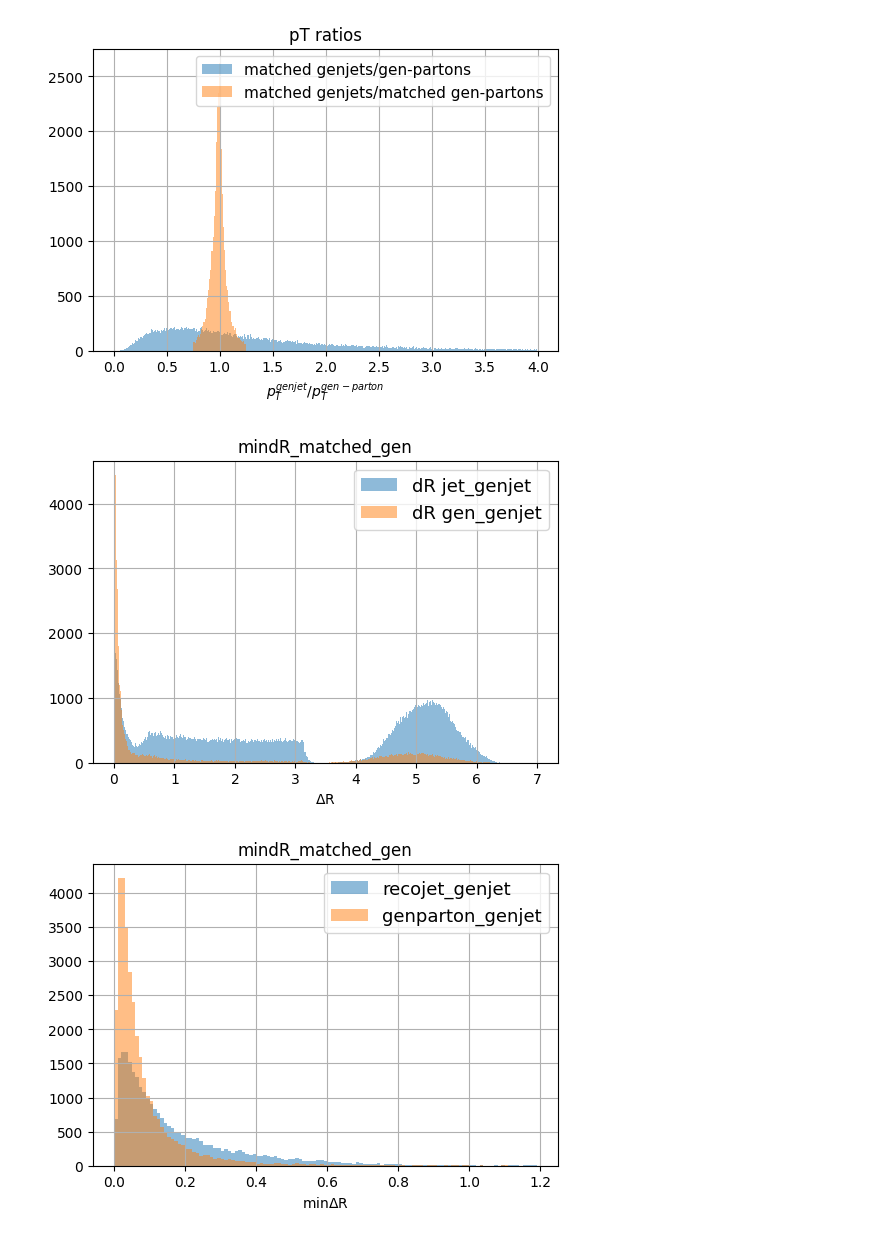
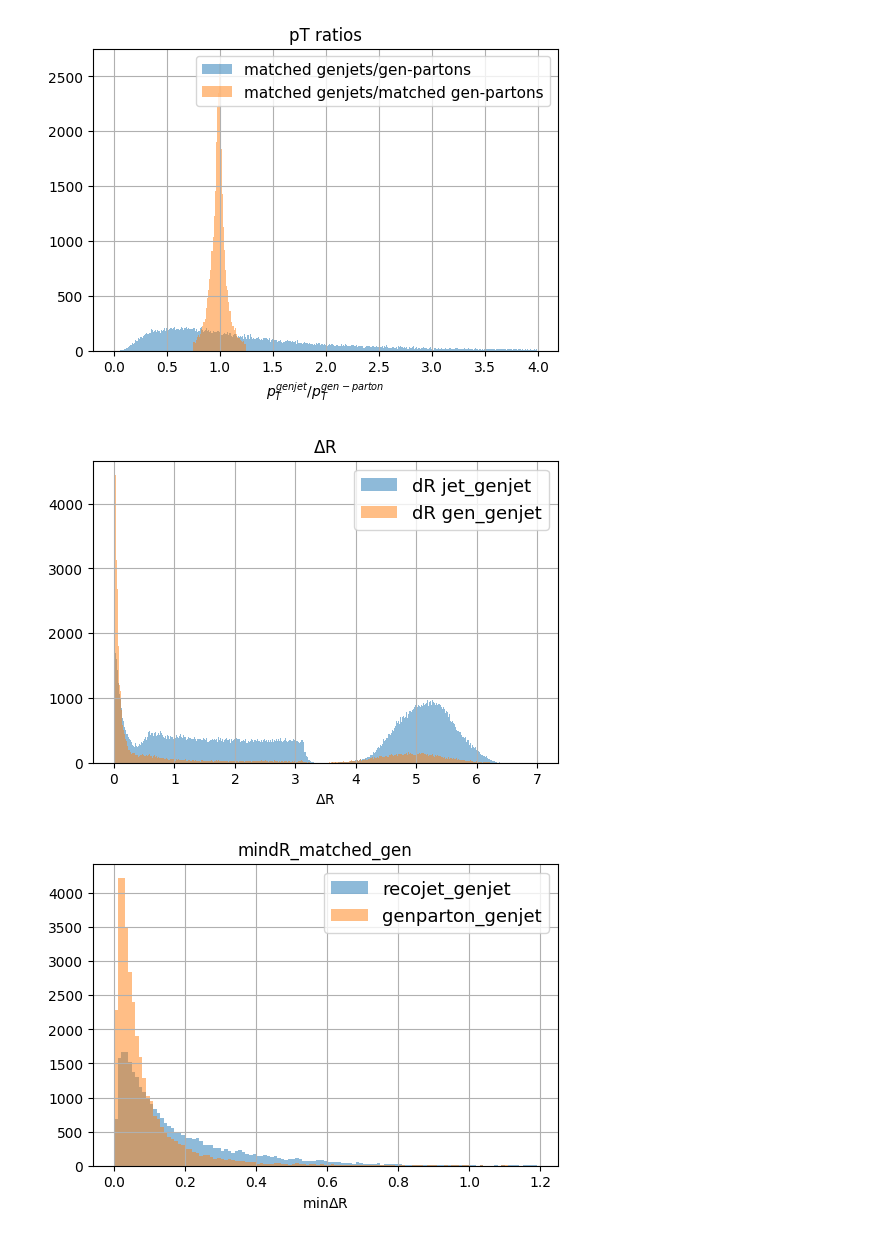
Before and after one commit to uttiyasarkar/ECONAutoencoderStudy, a Jupyter notebook: notebooks/jet_calibration_v3.ipynb, the cells around one changed output. Saved outputs shown, nothing was run; the diff lists cells and outputs as text; code cells hidden in the pictures.

```diff
--- a/notebooks/jet_calibration_v3.ipynb
+++ b/notebooks/jet_calibration_v3.ipynb
@@ -146,14 +146,14 @@ algos_dfs['ratio_num'] = algos_dfs['genjet_num']/algos_dfs['gen_num']
 # %%
 plt.figure(dpi=100)
 plt.hist(algos_dfs['dR_jet_matched'],bins=np.arange(0.0, 7., 0.01),  alpha=0.5, label='dR jet_genjet')
 plt.hist(algos_dfs['dR_matched_gen'],bins=np.arange(0., 7., 0.01),  alpha=0.5, label='dR gen_genjet')
-plt.title(name)
+plt.title('$\Delta$R')
 plt.legend(fontsize=13)
 plt.xlabel('$\Delta$R')
 plt.grid()
 plt.show()
 # %% [output]
-[figure, old version]
+[figure, new version]
 # %%
 plt.figure(dpi=100)
 plt.hist(algos_dfs['mindR_jet_matched'],bins=np.arange(0., 1.2, 0.01),  alpha=0.5, label='recojet_genjet')
```
Also changed, not shown: parts of 3 cells of this notebook.
